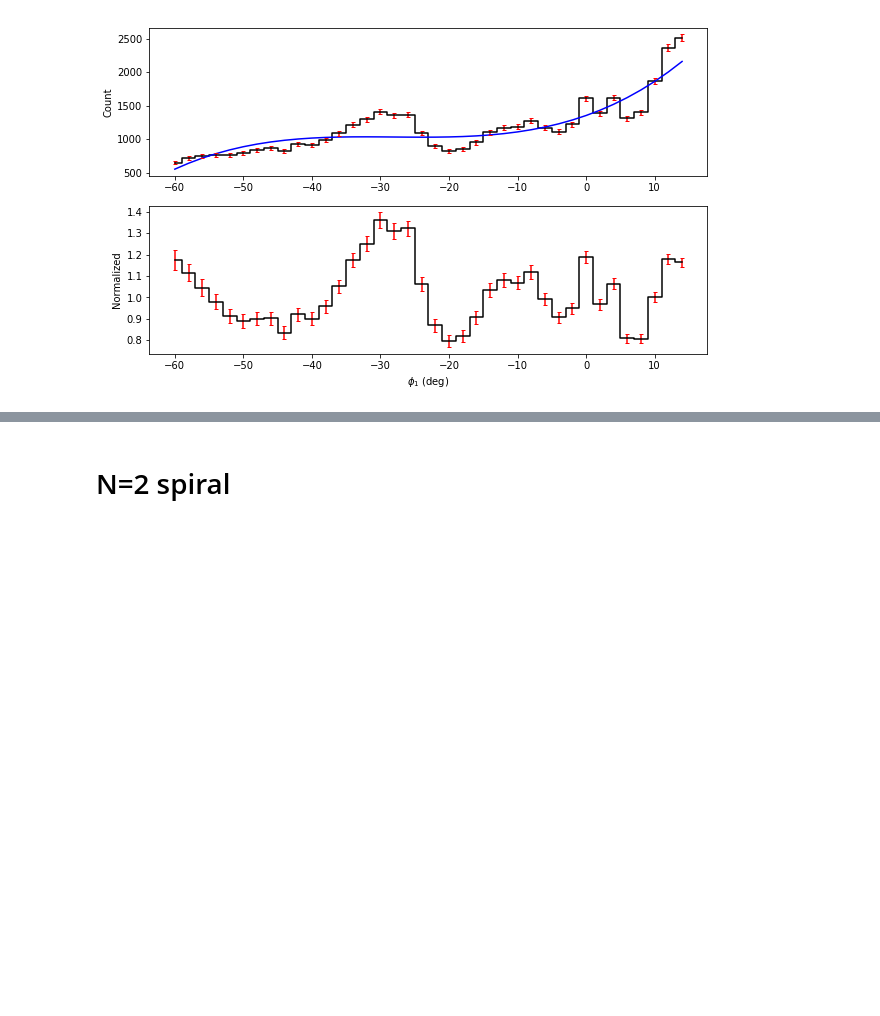
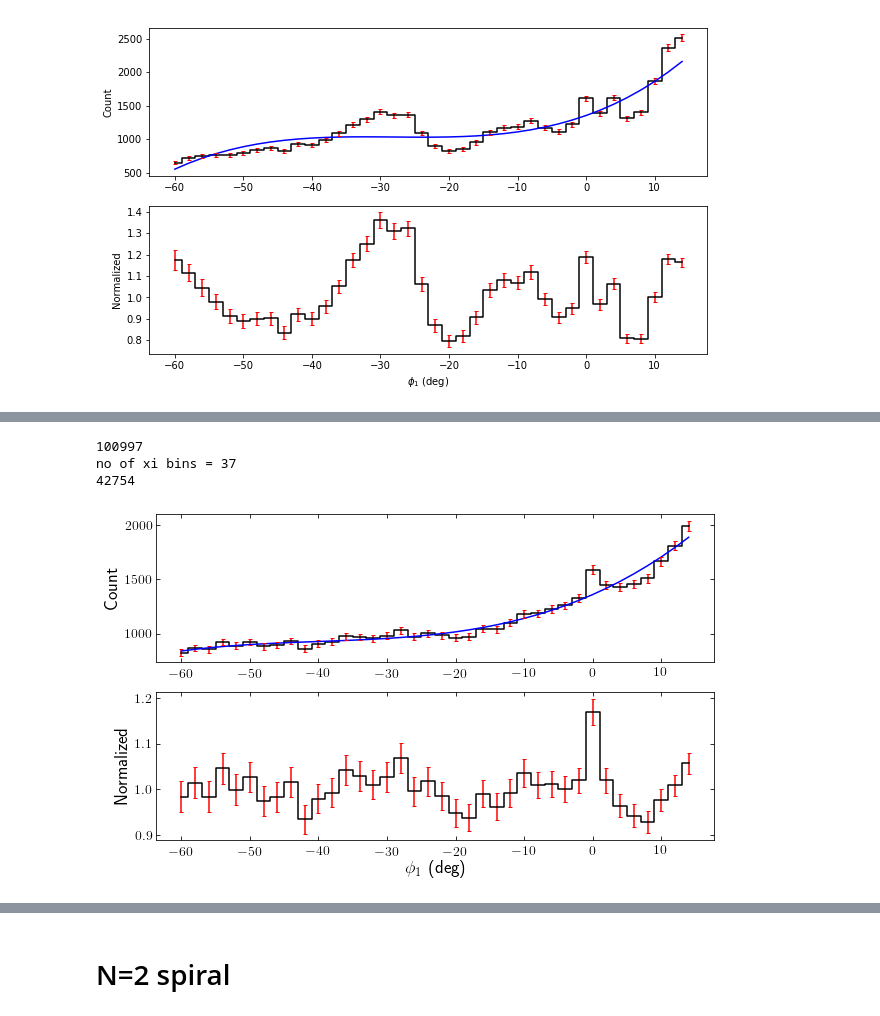
Before and after one commit to nbanik/Analyze_GD-1, a Jupyter notebook: GD1_effect_of_spiralarms.ipynb, the cells around one changed output, grey strips where cells are left out. Saved outputs shown, nothing was run; the diff lists cells and outputs as text; code cells hidden in the pictures; blank space fills up the shorter version.

```diff
--- a/GD1_effect_of_spiralarms.ipynb
+++ b/GD1_effect_of_spiralarms.ipynb
@@ -399,0 +415,22 @@ fo.close()
+# %%
+midphi1,Ndn,Ndn_err,nden,nden_err,pp = compute_ndenphi1(phi1_all,maxphi1=15.,minphi1=-60.)
+
+plt.figure(figsize=(10,6))
+plt.subplot(2,1,1)
+plt.plot(midphi1,Ndn,ls='steps-mid',c='k')
+plt.plot(midphi1,pp,c='b',label=r'$3^{\rm{rd}}$ order polynomial')
+plt.errorbar(midphi1,Ndn,Ndn_err,marker='None',ls='None',capsize=2.,ecolor='r')
+plt.ylabel('Count')
+
+plt.subplot(2,1,2)
+plt.plot(midphi1,nden,ls='steps-mid',c='k')
+plt.errorbar(midphi1,nden,nden_err,marker='None',capsize=2.,ls='None',ecolor='r')
+plt.ylabel('Normalized')
+plt.xlabel(r'$\phi_{1}$ (deg)')
+
+plt.show()
+# %% [output]
+100997
+no of xi bins = 37
+42754
+[figure, added]
```
Also changed, not shown: parts of 4 cells of this notebook, 1 other file.
